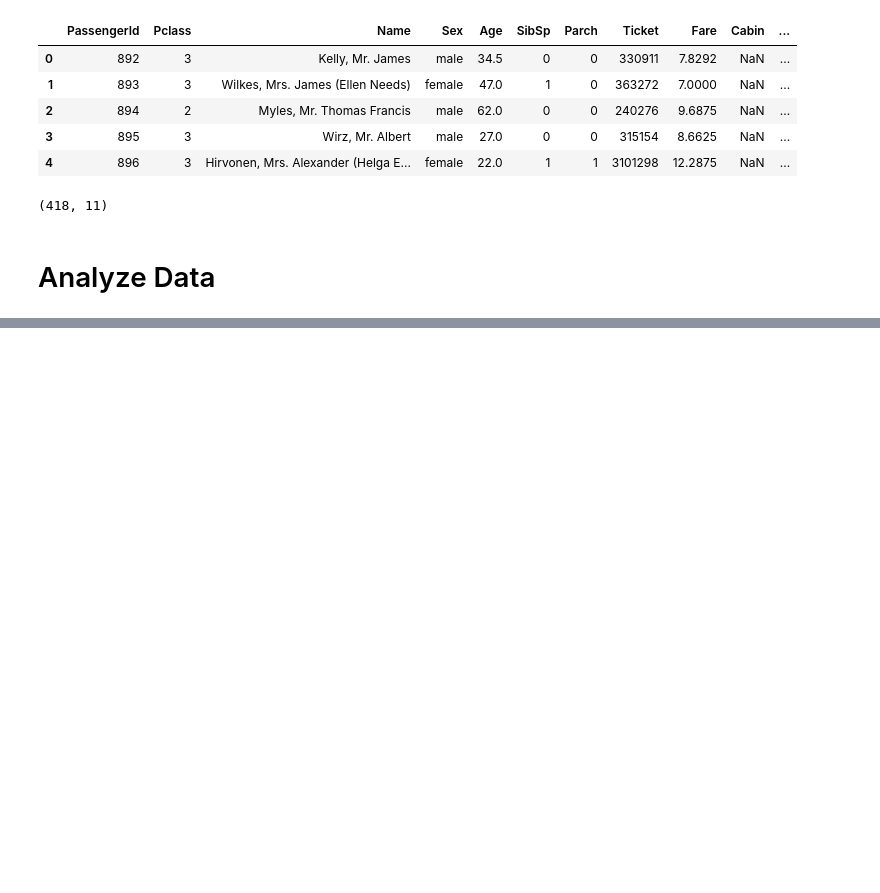
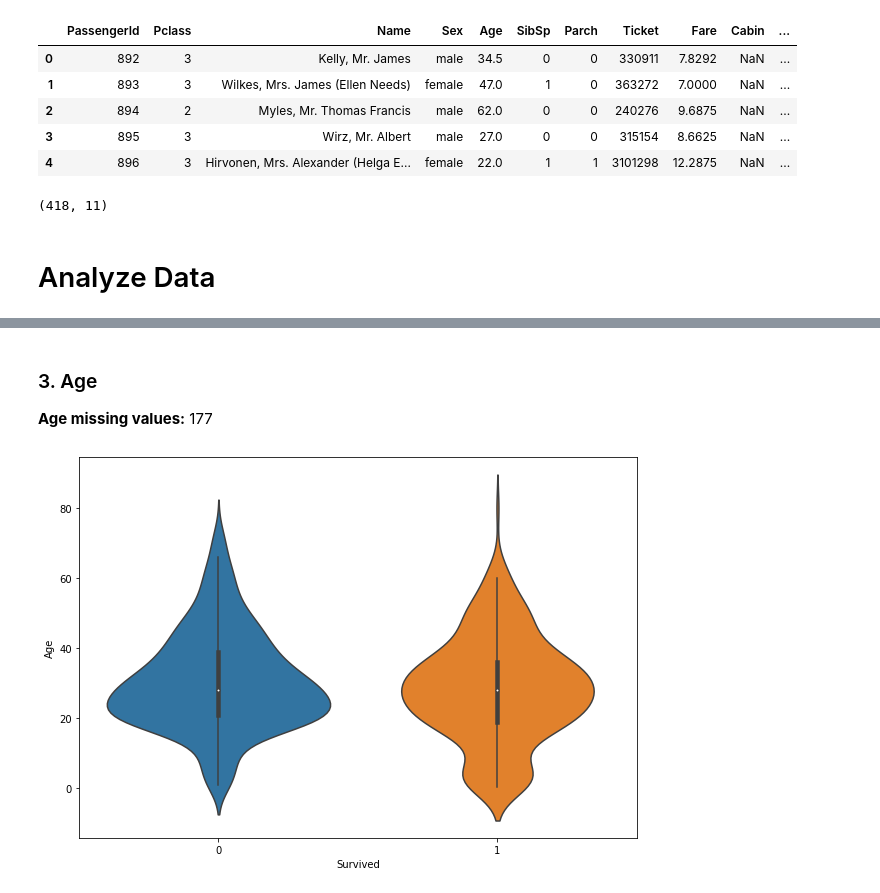
Before and after one commit to karlbehrensg/titanic, a Jupyter notebook: Titanic.ipynb, the cells around one changed output, grey strips where cells are left out. Drawn from its saved outputs; the diff is of its cells as text; code cells hidden in the pictures; blank space fills up the shorter version.

```diff
--- a/Titanic.ipynb
+++ b/Titanic.ipynb
@@ -38,0 +109,9 @@ test.shape
+# %% [markdown]
+### 3. Age
+**Age missing values:** 177
+# %%
+plt.figure(figsize = (10, 7))
+sns.violinplot(y = 'Age', x = 'Survived', data = train)
+plt.show()
+# %% [output]
+[figure, added]
```
Also changed, not shown: parts of 31 cells of this notebook, 1 other file.
